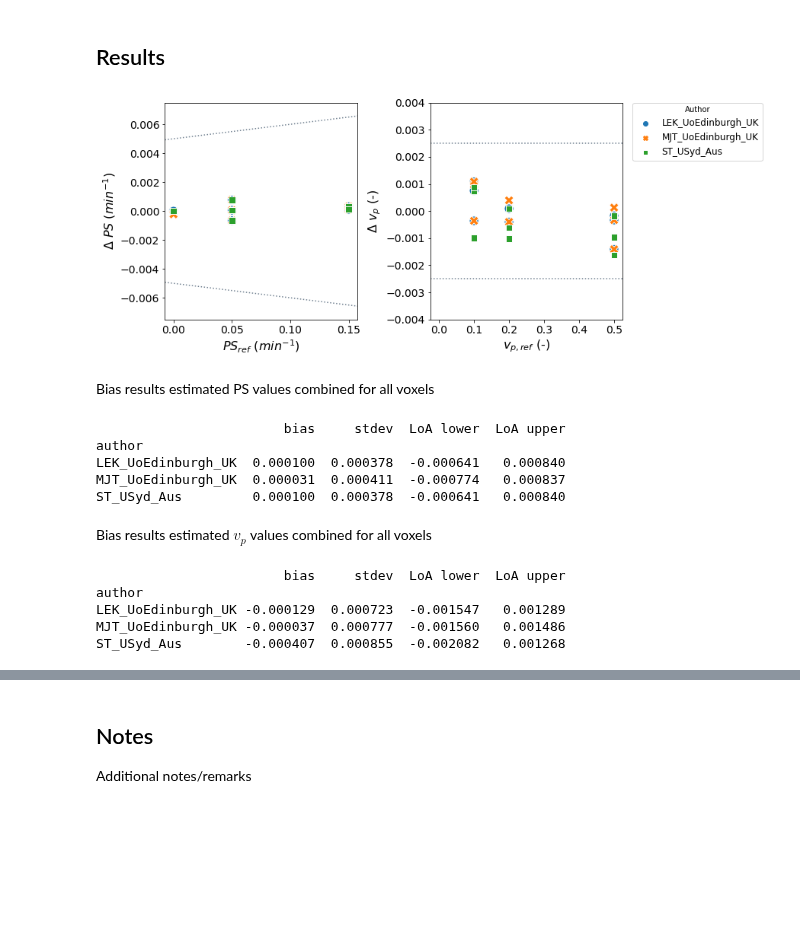
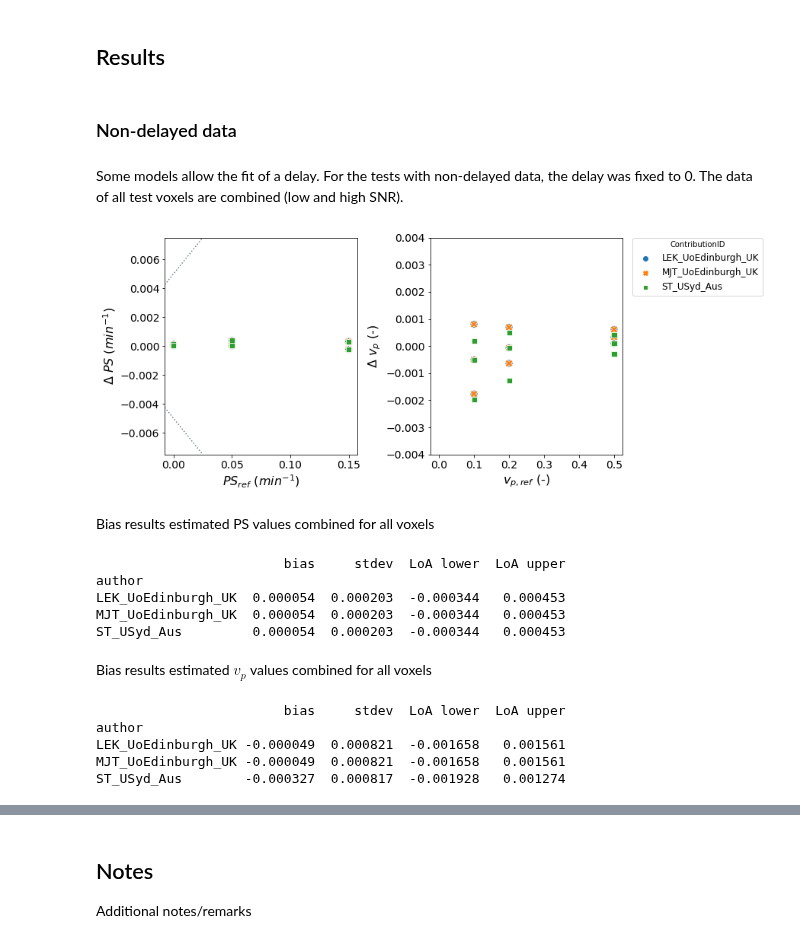
Before and after one commit to OSIPI/DCE-DSC-MRI_CodeCollection, a Jupyter notebook: notebooks/PatlakModel.ipynb, the cells around one changed output, grey strips where cells are left out. Saved outputs shown, nothing was run; the diff lists cells and outputs as text; code cells hidden in the pictures; blank space fills up the shorter version.

Commit message:
added notebooks for 2CUM and 2CXM; split the results of other DCE models in delay and non-delay

```diff
--- a/notebooks/PatlakModel.ipynb
+++ b/notebooks/PatlakModel.ipynb
@@ -82,48 +83,56 @@ df = pd.concat(df)
 # %%
 author_list = df.author.unique()
 no_authors = len(author_list)
+
+# split delayed and non-delayed data
+df['delay'] = df['label'].str.contains('_delayed')
 
 # calculate error between measured and reference values
 df['error_ps'] = df['ps_meas'] - df['ps_ref']
 df['error_vp'] = df['vp_meas']- df['vp_ref']
 
 # tolerances
-tolerances = { 'ps': {'atol' : 0.005, 'rtol': 0.01 }, 'vp': {'atol':0.0025, 'rtol':0}}
+tolerances = { 'ps': {'atol' : 0.005, 'rtol': 0.1 }, 'vp': {'atol':0.025, 'rtol':0}}
 # %% [markdown]
 ## Results
+# %% [markdown]
+### Non-delayed data
+# %% [markdown]
+Some models allow the fit of a delay. For the tests with non-delayed data, the delay was fixed to 0.
+The data of all test voxels are combined (low and high SNR).
 # %%
 fig, ax = plt.subplots(1,2, sharey='none', figsize=(10,5))
-plot_bland_altman(ax[0], df, tolerances, 'ps', ylim=(-0.0075,0.0075),label_xaxis='$PS_{ref}$ ($min^{-1}$)',label_yaxis='$\Delta$ $PS$ ($min^{-1}$)')
+plot_bland_altman(ax[0], df[~df['delay']], tolerances, 'ps', ylim=(-0.0075,0.0075),label_xaxis='$PS_{ref}$ ($min^{-1}$)',label_yaxis='$\Delta$ $PS$ ($min^{-1}$)')
 
-plot_bland_altman(ax[1], df, tolerances, 'vp', ylim=(-0.004,0.004),label_xaxis='$v_{p,ref}$ (-)',label_yaxis='$\Delta$ $v_{p}$ (-)')
+plot_bland_altman(ax[1], df[~df['delay']], tolerances, 'vp', ylim=(-0.004,0.004),label_xaxis='$v_{p,ref}$ (-)',label_yaxis='$\Delta$ $v_{p}$ (-)')
 fig.tight_layout()
 fig.subplots_adjust(left=0.15, top=0.95)
 
 # Hide the legend for the left subplot
 ax[0].get_legend().set_visible(False)
 # Set the position of the legend
-plt.legend(bbox_to_anchor=(1.05, 1), title='Author', loc='upper left', borderaxespad=0, fontsize=12);
+plt.legend(bbox_to_anchor=(1.05, 1), title='ContributionID', loc='upper left', borderaxespad=0, fontsize=12);
 # %% [output]
-[figure, old version]
+[figure, new version]
 # %% [markdown]
 Bias results estimated PS values combined for all voxels
 # %%
-resultsBA = bland_altman_statistics(data=df,par='error_ps',grouptag='author')
+resultsBA = bland_altman_statistics(data=df[~df['delay']],par='error_ps',grouptag='author')
 print(resultsBA)
 # %% [output]
                         bias     stdev  LoA lower  LoA upper
 author
-LEK_UoEdinburgh_UK  0.000100  0.000378  -0.000641   0.000840
-MJT_UoEdinburgh_UK  0.000031  0.000411  -0.000774   0.000837
-ST_USyd_Aus         0.000100  0.000378  -0.000641   0.000840
+LEK_UoEdinburgh_UK  0.000054  0.000203  -0.000344   0.000453
+MJT_UoEdinburgh_UK  0.000054  0.000203  -0.000344   0.000453
+ST_USyd_Aus         0.000054  0.000203  -0.000344   0.000453
 # %% [markdown]
 Bias results estimated $v_p$ values combined for all voxels
 # %%
-resultsBA = bland_altman_statistics(data=df,par='error_vp',grouptag='author')
+resultsBA = bland_altman_statistics(data=df[~df['delay']],par='error_vp',grouptag='author')
 print(resultsBA)
 # %% [output]
                         bias     stdev  LoA lower  LoA upper
 author
-LEK_UoEdinburgh_UK -0.000129  0.000723  -0.001547   0.001289
-MJT_UoEdinburgh_UK -0.000037  0.000777  -0.001560   0.001486
-ST_USyd_Aus        -0.000407  0.000855  -0.002082   0.001268
+LEK_UoEdinburgh_UK -0.000049  0.000821  -0.001658   0.001561
+MJT_UoEdinburgh_UK -0.000049  0.000821  -0.001658   0.001561
+ST_USyd_Aus        -0.000327  0.000817  -0.001928   0.001274
```
Also changed, not shown: parts of 9 cells of this notebook, 7 other files.
